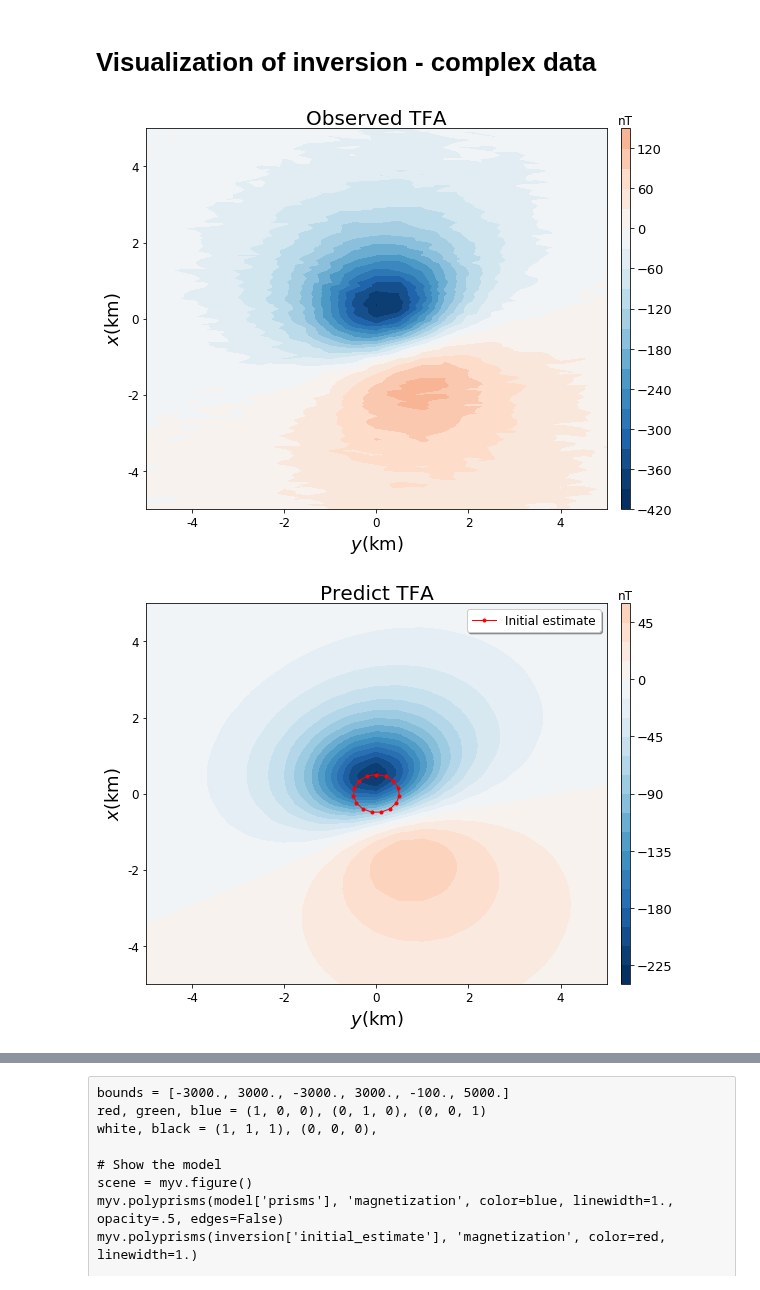
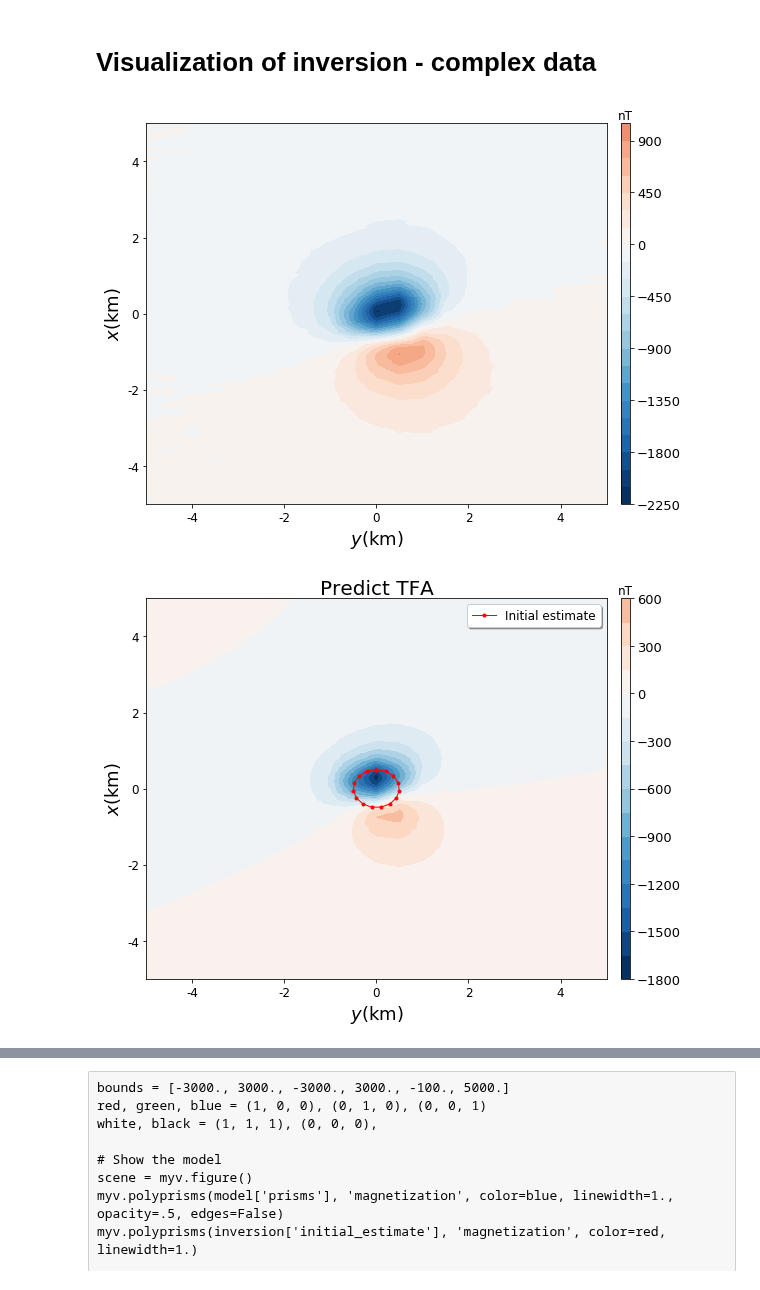
Before and after one commit to pinga-lab/magnetic-radial-inversion, a Jupyter notebook: code/complex/tfa_vizualiation.ipynb, the cells around one changed output, grey strips where cells are left out. Saved outputs shown, nothing was run; the diff lists cells and outputs as text; code cells hidden in the pictures.

```diff
--- a/code/complex/tfa_vizualiation.ipynb
+++ b/code/complex/tfa_vizualiation.ipynb
@@ -23,7 +23,7 @@ sys.path.insert(0, '../../code')
 
 import mag_polyprism_functions as mfun
 # %%
-mypath = 'data/flightlines_grid_2100pts_100km2_-150m/tfa_inversion/upward_inc65_dec-40_r500_int10_z0200_dz600/'
+mypath = 'data/flightlines_grid_2100pts_100km2_-150m/tfa_inversion/inc65_dec-40_r500_int10_z0200_dz600/'
 # %%
 with open(mypath+'inversion.pickle') as w:
         inversion = pickle.load(w)
@@ -32,25 +32,26 @@ with open('data/model.pickle') as w:
         model = pickle.load(w)
 # %%
 plt.figure(figsize=(10,7))
-plt.title('Observed TFA', fontsize=20)
+#plt.title('Observed TFA', fontsize=20)
 norm=mpb.colors.Normalize(vmin=np.min(inversion['observed_data']), vmax=np.min(inversion['observed_data'])*(-1))
 plt.tricontourf(inversion['y'], inversion['x'], inversion['observed_data'], 20, cmap='RdBu_r', norm=norm).ax.tick_params(labelsize=12)
+#plt.plot(inversion['y'], inversion['x'], 'ko', markersize=1.)
 plt.xlabel('$y$(km)', fontsize=18)
 plt.ylabel('$x$(km)', fontsize=18)
 plt.xlim(np.min(inversion['x']), np.max(inversion['x']))
 plt.ylim(np.min(inversion['y']), np.max(inversion['y']))
 clb = plt.colorbar(pad=0.025, aspect=40, shrink=1)
 clb.ax.tick_params(labelsize=13)
 clb.ax.set_title('nT')
 #clines = plt.tricontour(yp, xp, dobs, 20, colors='k', linewidths=0.2)
 #plt.clabel(clines, fontsize=4, fmt='%3d')
 mpl.m2km()
 plt.legend(loc=0, fontsize=12, shadow=bool, framealpha=1, edgecolor='black')
 plt.savefig(mypath+'complex_real_data.png', dpi=300)
 plt.show()
 #img(filename=mypath+'complex_real_data.png', width=1000, height=1200)
 # %% [output]
-[figure, old version]
+[figure, new version]
 # %%
 plt.figure(figsize=(10,7))
 plt.title('Predict TFA', fontsize=20)
@@ -74,7 +75,7 @@ plt.show()
 
 #img(filename=mypath+'complex_tfa_pred_data_true_inital.png', width=1000, height=1200)
 # %% [output]
-[figure, old version]
+[figure, new version]
 # %%
 plt.figure(figsize=(10,7))
 plt.title('Observed TFA', fontsize=20)
```
Also changed, not shown: parts of 10 cells of this notebook, 30 other files.
